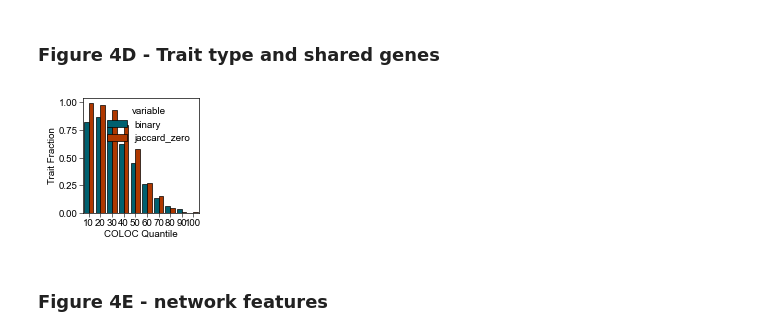
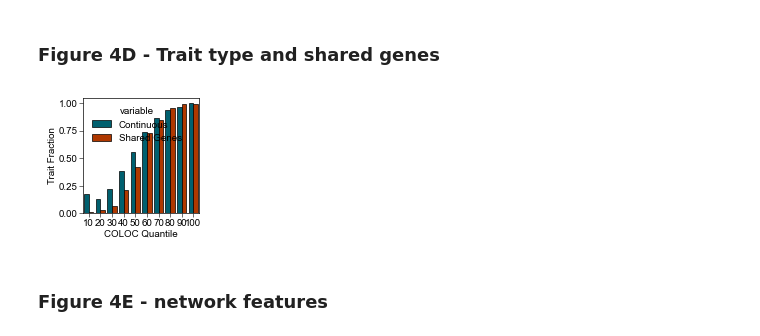
Before and after one commit to ShacharBavly/CARVA-focused, a Jupyter notebook: Notebooks/4B_FeatureAnalysis.ipynb, the cells around one changed output. Cells and saved outputs as stored; diff of their text form; code cells hidden in the pictures.

```diff
--- a/Notebooks/4B_FeatureAnalysis.ipynb
+++ b/Notebooks/4B_FeatureAnalysis.ipynb
@@ -395,5 +398,6 @@ best_h2['SizeOE'] = best_h2.Log2SizeOE.apply(lambda x: 2**x)
 # %%
 best_h2['Domain'] = best_h2['Domain'].apply(lambda x: 'Other' if x in ['Hepatic', 'Pain'] else x)
+best_df['Domain'] = best_df['Domain'].apply(lambda x: 'Other' if x in ['Hepatic', 'Pain'] else x)
 # %%
 def get_mean_and_sem_per_domain(initial_df, x_col, y_col):
     plt_df = initial_df.loc[:, ('Domain', x_col, y_col)].groupby('Domain').mean().reset_index()
@@ -415,7 +419,8 @@ def get_mean_and_sem_per_domain(initial_df, x_col, y_col):
 def plot_domain_scatter(plt_df, x_col, y_col, color, annotate=False,):
     _ = plt.figure(figsize=(2.5,2.5))
     ax = plt.gca()
-    sns.scatterplot(plt_df, x=x_col, y=y_col, color=color, size='Count', zorder=3, edgecolor='black', linewidth=0.25)
+    sns.scatterplot(plt_df, x=x_col, y=y_col, color=color, size='Count', zorder=3, edgecolor='black', linewidth=0.25,
+                   size_norm=(np.log10(4), np.log10(120)))
     ax.hlines(y=plt_df[y_col], xmin=plt_df.x_low, xmax=plt_df.x_high, color=color, linewidth=0.3)
     ax.vlines(x=plt_df[x_col], ymin=plt_df.y_low, ymax=plt_df.y_high, color=color, linewidth=0.3)
     if annotate:
@@ -455,11 +459,11 @@ print(r)
 # %%
-plt_df_c, r = get_mean_and_sem_per_domain(best_h2, 'nRare', 'SizeOE')
+plt_df_c, r = get_mean_and_sem_per_domain(best_df, 'nRare', 'SizeOE')
 ax = plot_domain_scatter(plt_df_c, 'nRare_mean', 'log2SizeOE', color=green, annotate=True)
 ax.hlines(y=0, xmin=-1, xmax=75, color='black', linewidth=0.5, zorder=1)
 ax.set_yticks([-1, 0, 1, 2,], labels=[0.5, 1, 2, 4])
 _ = ax.set_yticks(np.log2([3,5, 6,]), minor=True)
 ax.set_ylim(-0.25,2.5)
-ax.set_xlim(0, 75)
+ax.set_xlim(0, 65)
 ax.set_ylabel('COLOC Score')
 ax.set_xlabel('Number of RVGs')
 ax.text(60, 2.2, s=f'rs={r:.2f}')
@@ -1093,22 +1097,26 @@ def plot_fraction_by_y_quantile_bars(
 # %%
 all_feat = all_feat.set_index('trait_pair')
 all_feat.index.name=''
+# %%
+plot_feat = all_feat.loc[:, ('EFO', 'Common Study', 'Rare Study', 'binary', 'jaccard_zero')]
+plot_feat['Continuous'] = all_feat.binary.apply(lambda z: 0 if z==1 else 1)
+plot_feat['Shared Genes'] = all_feat.jaccard_zero.apply(lambda z: 0 if z==1 else 1)
 # %%
 plot_fraction_by_y_quantile_bars(
-     all_feat.drop(columns=['Log2SizeOE']),
+     plot_feat,
      resid_df,
     y_col='Log2SizeOE',
      n_quantiles=10,
      feature_name_map=feature_names,
-     subset_features=['binary', 'jaccard_zero'],
+     subset_features=['Continuous', 'Shared Genes'],
         figsize=(1.5,1.5),
         colors=[binary, shared],
         ax=None
  )
 _ = plt.ylabel('Trait Fraction')
 _ = plt.xlabel('COLOC Quantile')
 # %% [output]
-[figure, old version]
+[figure, new version]
 # %% [markdown]
 ### Figure 4E - network features
 # %%
```
Also changed, not shown: parts of 13 cells of this notebook, 6 other files.
